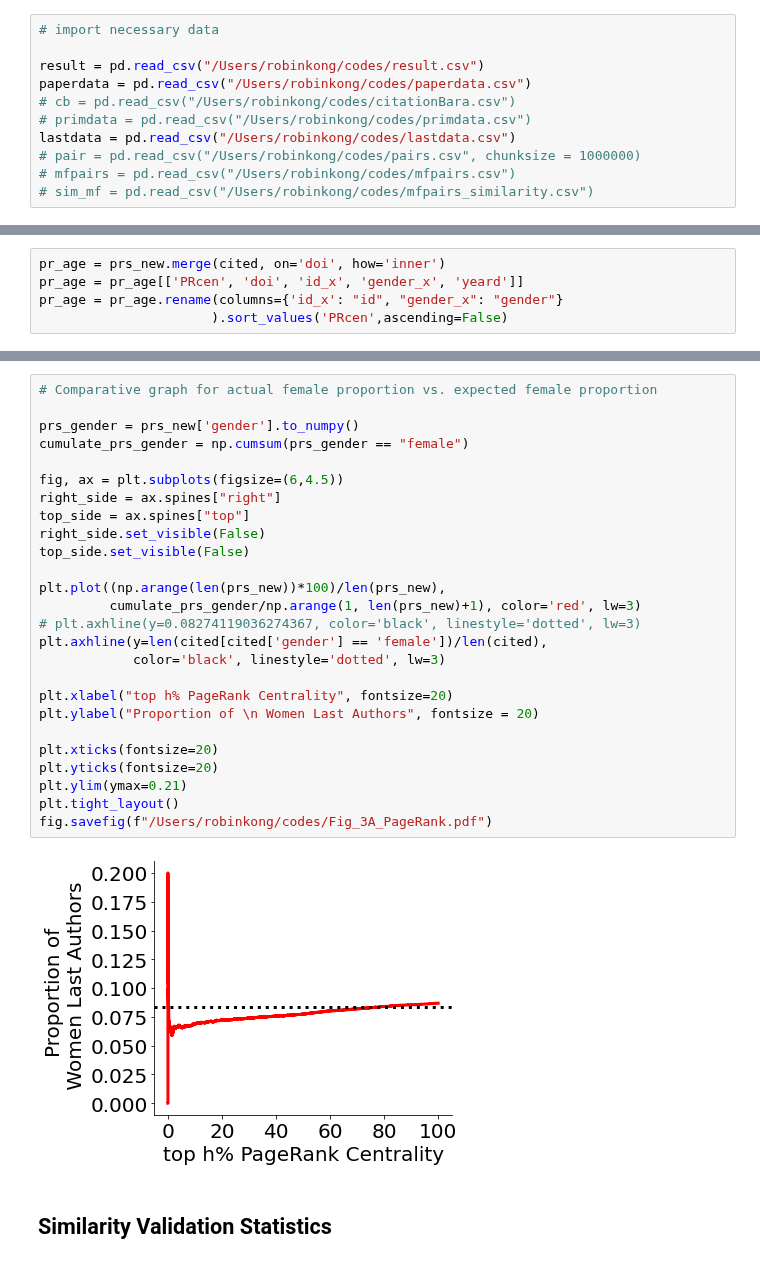
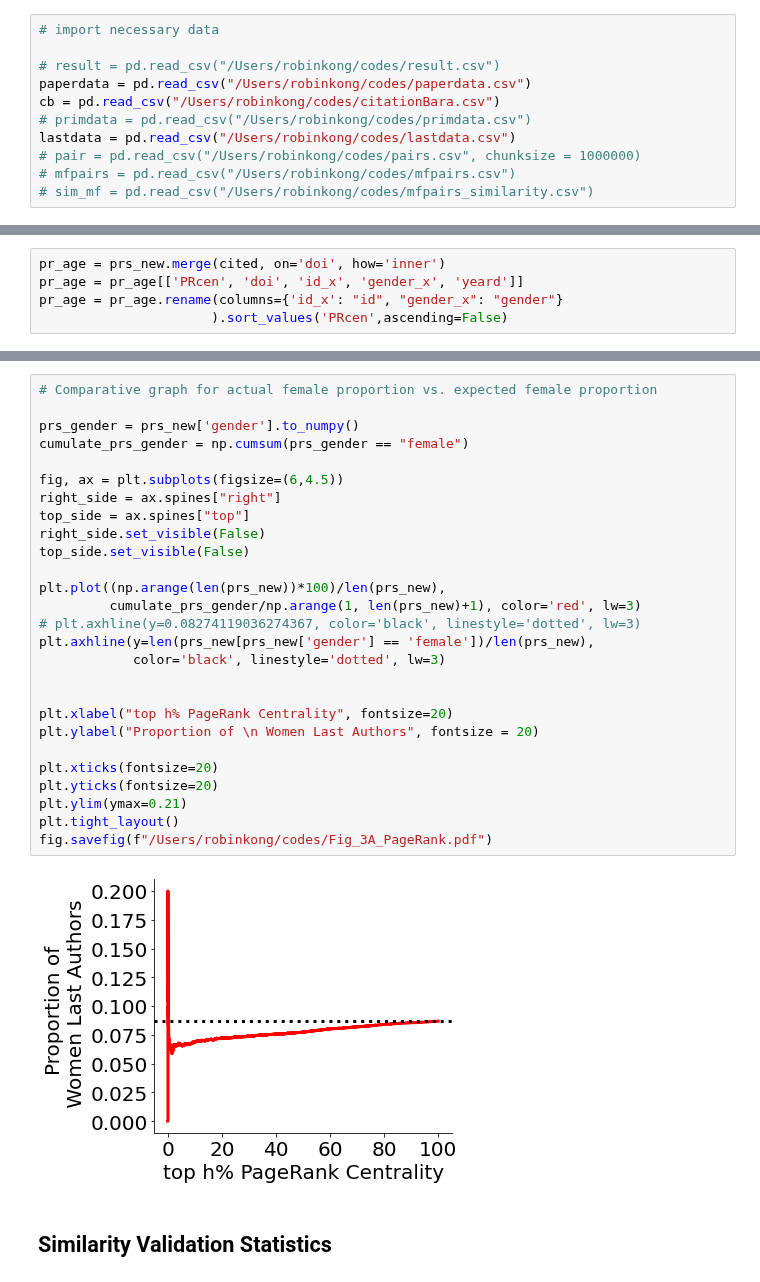
Before and after one commit to therobinkay/firstmover, a Jupyter notebook: main.ipynb, the cells around one changed output, grey strips where cells are left out. Saved outputs shown, nothing was run; the diff lists cells and outputs as text.

```diff
--- a/main.ipynb
+++ b/main.ipynb
@@ -28,9 +28,9 @@ warnings.filterwarnings("ignore")
 # %%
 # import necessary data
 
-result = pd.read_csv("/Users/robinkong/codes/result.csv")
+# result = pd.read_csv("/Users/robinkong/codes/result.csv")
 paperdata = pd.read_csv("/Users/robinkong/codes/paperdata.csv")
-# cb = pd.read_csv("/Users/robinkong/codes/citationBara.csv")
+cb = pd.read_csv("/Users/robinkong/codes/citationBara.csv")
 # primdata = pd.read_csv("/Users/robinkong/codes/primdata.csv")
 lastdata = pd.read_csv("/Users/robinkong/codes/lastdata.csv")
 # pair = pd.read_csv("/Users/robinkong/codes/pairs.csv", chunksize = 1000000)
@@ -996,31 +1024,32 @@ pr_age = pr_age.rename(columns={'id_x': "id", "gender_x": "gender"}
 # %%
 # Comparative graph for actual female proportion vs. expected female proportion
 
 prs_gender = prs_new['gender'].to_numpy()
 cumulate_prs_gender = np.cumsum(prs_gender == "female")
 
 fig, ax = plt.subplots(figsize=(6,4.5))
 right_side = ax.spines["right"]
 top_side = ax.spines["top"]
 right_side.set_visible(False)
 top_side.set_visible(False)
 
 plt.plot((np.arange(len(prs_new))*100)/len(prs_new),
          cumulate_prs_gender/np.arange(1, len(prs_new)+1), color='red', lw=3)
 # plt.axhline(y=0.08274119036274367, color='black', linestyle='dotted', lw=3)
-plt.axhline(y=len(cited[cited['gender'] == 'female'])/len(cited),
+plt.axhline(y=len(prs_new[prs_new['gender'] == 'female'])/len(prs_new),
             color='black', linestyle='dotted', lw=3)
+
 
 plt.xlabel("top h% PageRank Centrality", fontsize=20)
 plt.ylabel("Proportion of \n Women Last Authors", fontsize = 20)
 
 plt.xticks(fontsize=20)
 plt.yticks(fontsize=20)
 plt.ylim(ymax=0.21)
 plt.tight_layout()
 fig.savefig(f"/Users/robinkong/codes/Fig_3A_PageRank.pdf")
 # %% [output]
-[figure, old version]
+[figure, new version]
 # %% [markdown]
 ## Similarity Validation Statistics
 # %%
```
Also changed, not shown: parts of 3 cells of this notebook.
